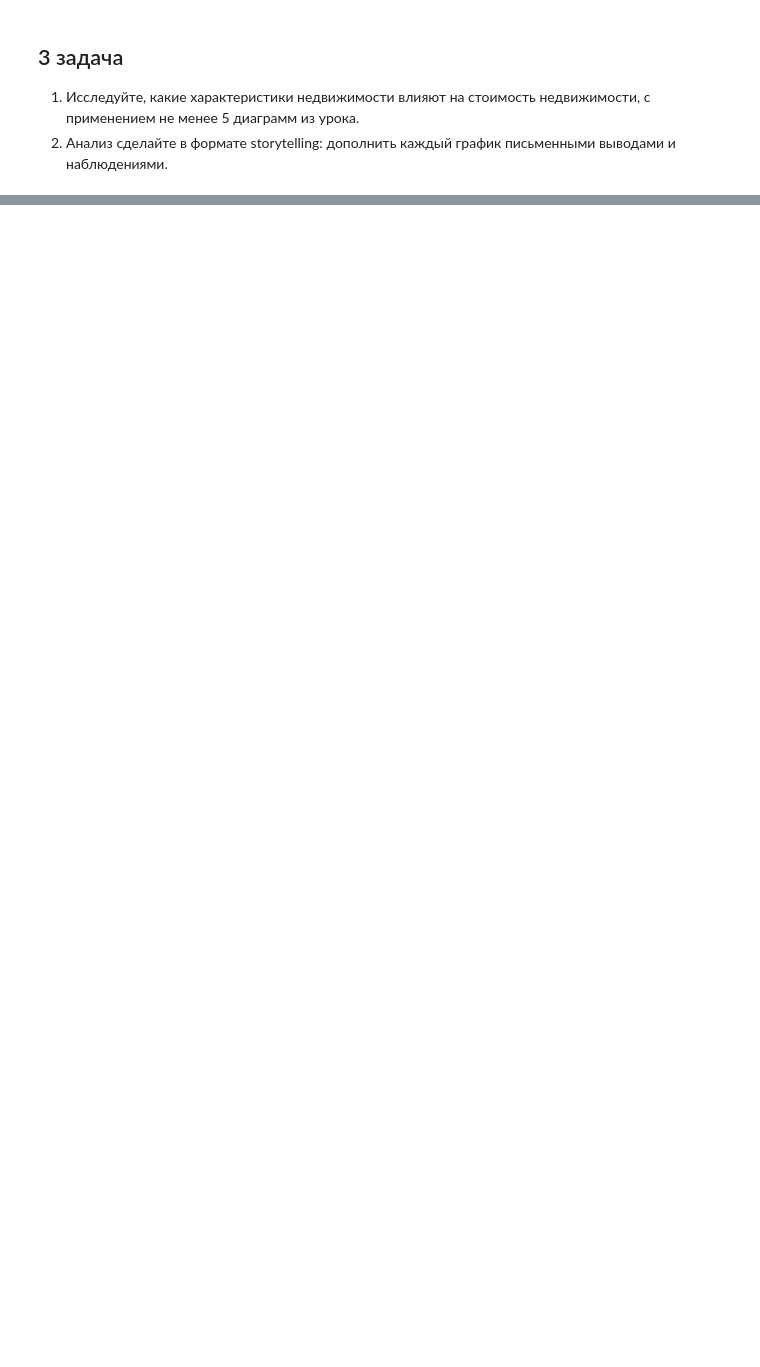
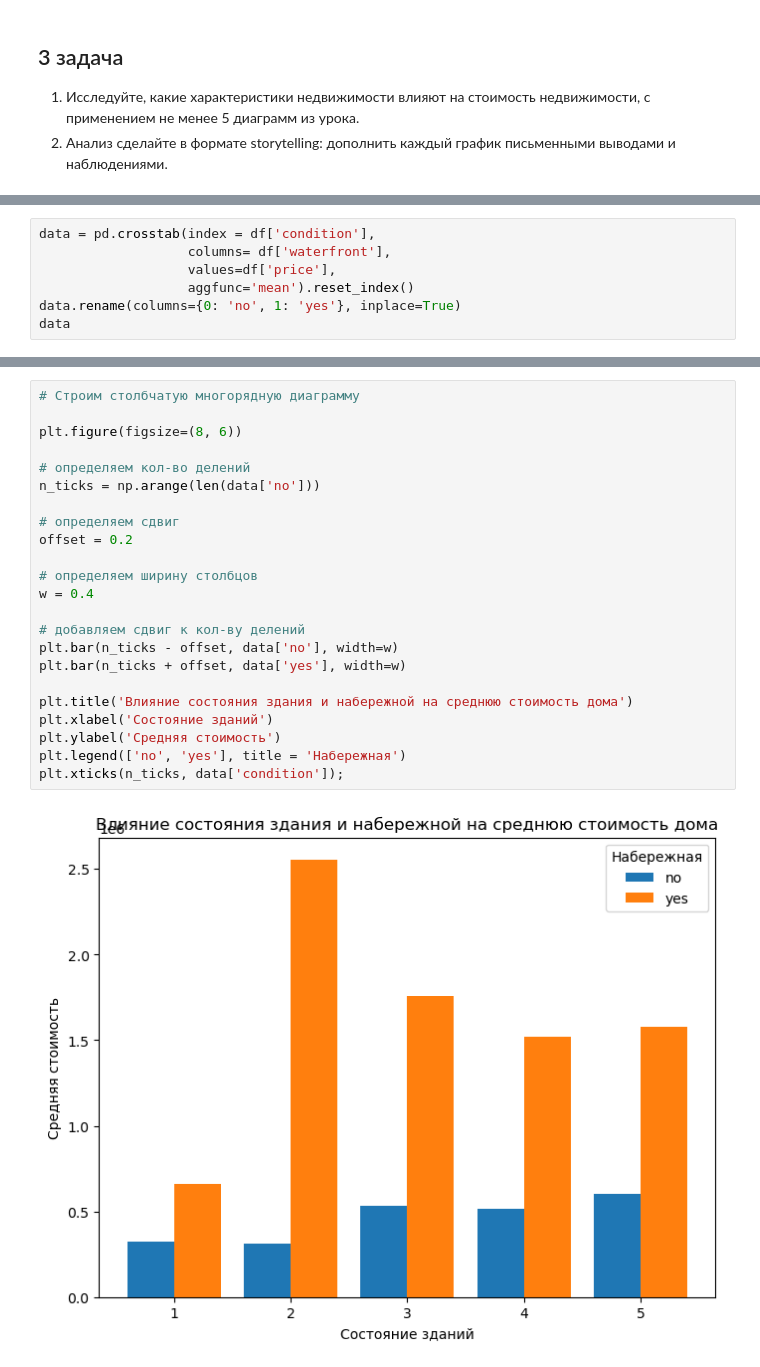
Before and after one commit to Maxim-S1/Homework__4, a Jupyter notebook: Homework_4.ipynb, the cells around one changed output, grey strips where cells are left out. Saved outputs shown, nothing was run; the diff lists cells and outputs as text; blank space fills up the shorter version.

```diff
--- a/Homework_4.ipynb
+++ b/Homework_4.ipynb
@@ -126,0 +196,7 @@ plt.ylabel('Количество домов');
+# %%
+data = pd.crosstab(index = df['condition'],
+                   columns= df['waterfront'],
+                   values=df['price'],
+                   aggfunc='mean').reset_index()
+data.rename(columns={0: 'no', 1: 'yes'}, inplace=True)
+data
@@ -126,0 +210,25 @@ plt.ylabel('Количество домов');
+# %%
+# Строим столбчатую многорядную диаграмму
+
+plt.figure(figsize=(8, 6))
+
+# определяем кол-во делений
+n_ticks = np.arange(len(data['no']))
+
+# определяем сдвиг
+offset = 0.2
+
+# определяем ширину столбцов
+w = 0.4
+
+# добавляем сдвиг к кол-ву делений
+plt.bar(n_ticks - offset, data['no'], width=w)
+plt.bar(n_ticks + offset, data['yes'], width=w)
+
+plt.title('Влияние состояния здания и набережной на среднюю стоимость дома')
+plt.xlabel('Состояние зданий')
+plt.ylabel('Средняя стоимость')
+plt.legend(['no', 'yes'], title = 'Набережная')
+plt.xticks(n_ticks, data['condition']);
+# %% [output]
+[figure, added]
```
Also changed, not shown: parts of 17 cells of this notebook.
